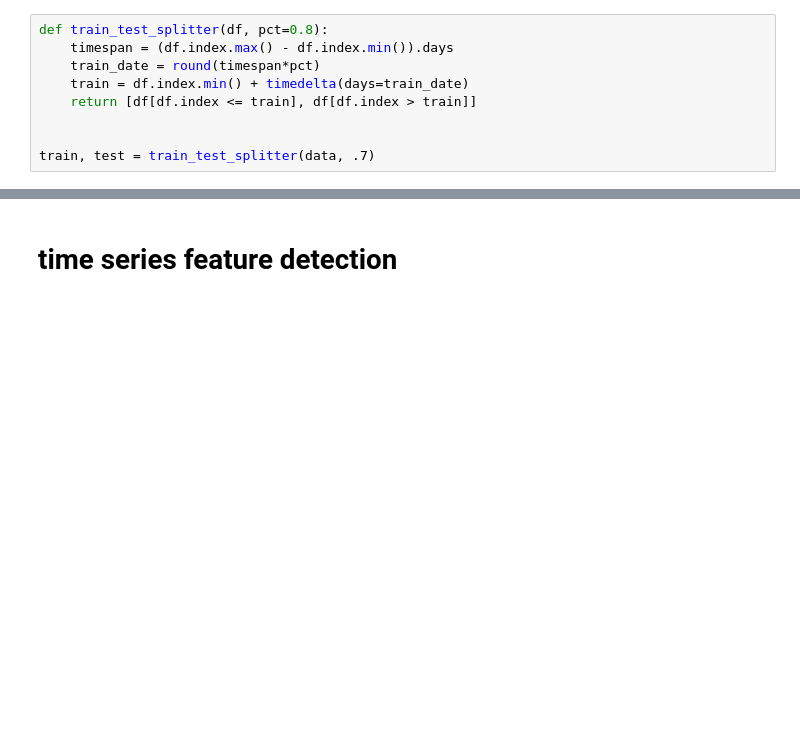
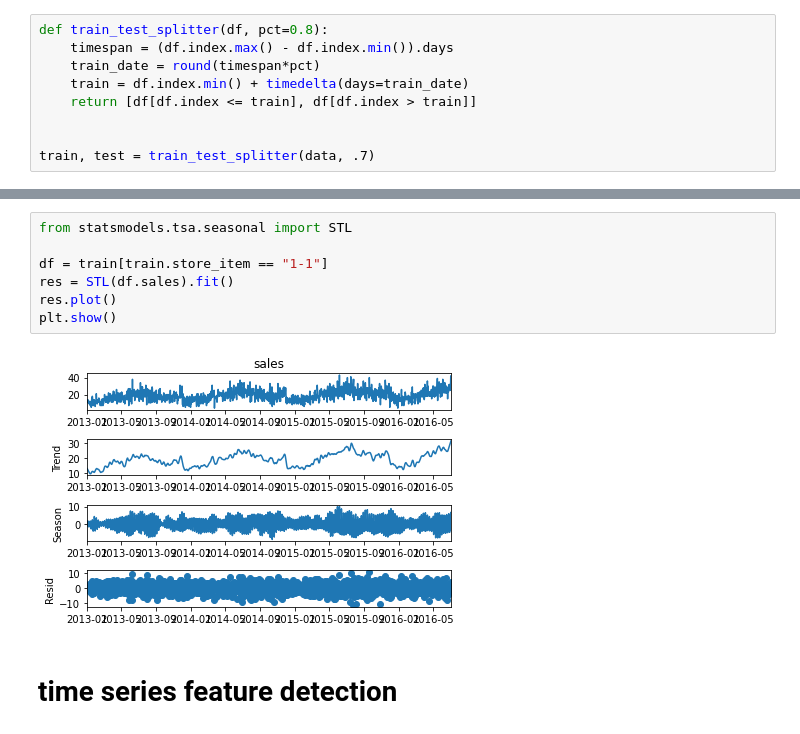
Before and after one commit to despresj/Data-Mining-Proj, a Jupyter notebook: notebooks/modeling.ipynb, the cells around one changed output, grey strips where cells are left out. Saved outputs shown, nothing was run; the diff lists cells and outputs as text; blank space fills up the shorter version.

```diff
--- a/notebooks/modeling.ipynb
+++ b/notebooks/modeling.ipynb
@@ -41,3 +54,12 @@ train, test = train_test_splitter(data, .7)
+# %%
+from statsmodels.tsa.seasonal import STL
+
+df = train[train.store_item == "1-1"]
+res = STL(df.sales).fit()
+res.plot()
+plt.show()
+# %% [output]
+[figure, added]
 # %% [markdown]
 # time series feature detection
 # %%
```
Also changed, not shown: parts of 27 cells of this notebook.
